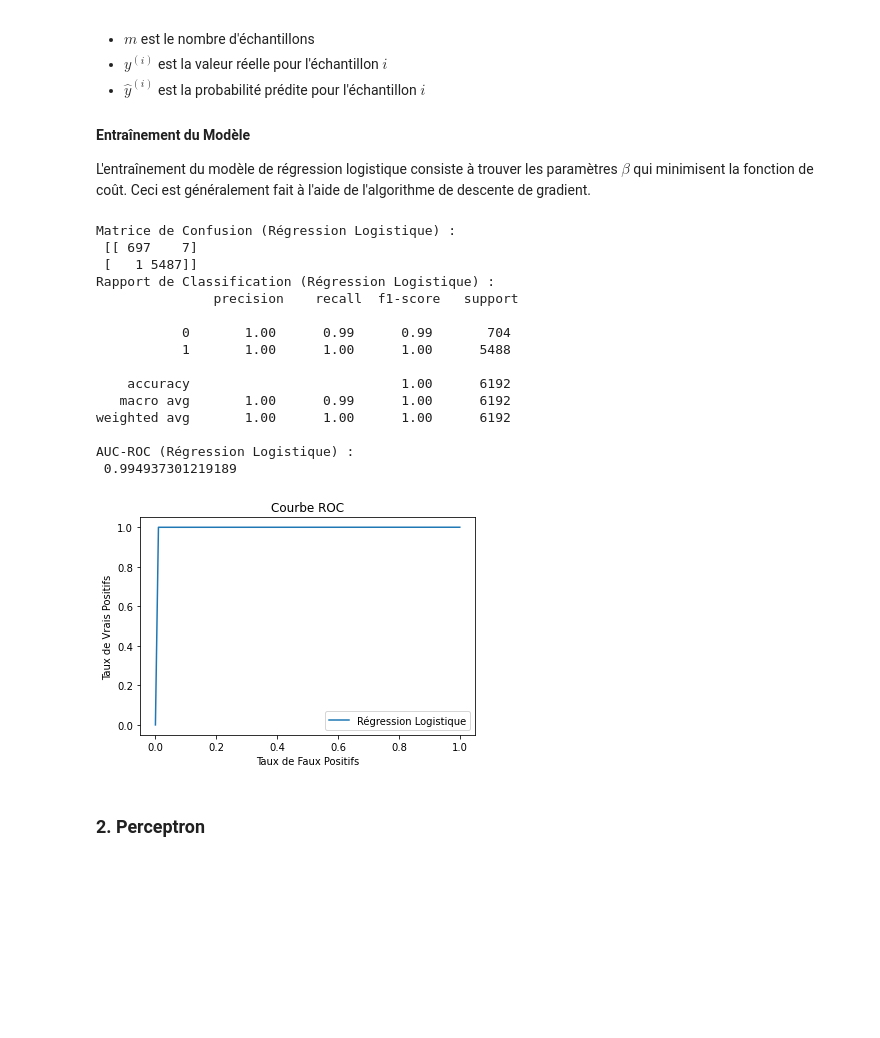
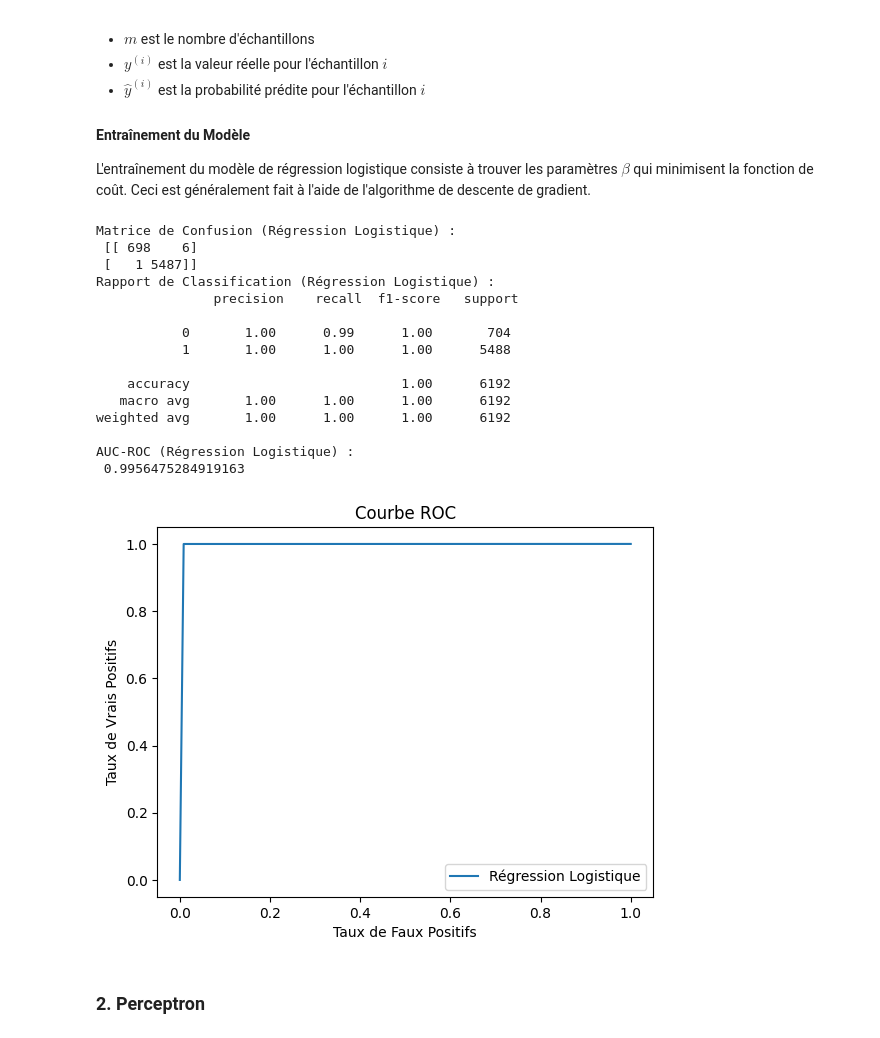
Before and after one commit to Akkuro/Ethical-turnover-analysis, a Jupyter notebook: workshops/WS_Classification/WS_Classification.ipynb, the cells around one changed output. Drawn from its saved outputs; the diff is of its cells as text; code cells hidden in the pictures; blank space fills up the shorter version.

```diff
--- a/workshops/WS_Classification/WS_Classification.ipynb
+++ b/workshops/WS_Classification/WS_Classification.ipynb
@@ -61,9 +60,8 @@ from sklearn.impute import SimpleImputer
 imputer = SimpleImputer(strategy="median")
 
 # Sélection des colonnes numériques
-
-## à Compléter
-## à Compléter
+housing_num = housing.select_dtypes(include=[np.number])
+imputer.fit(housing_num)
 
 # Remplacement des valeurs manquantes
 housing_num_imputed = pd.DataFrame(imputer.transform(housing_num), columns=housing_num.columns)
@@ -89,9 +87,8 @@ dtype: int64
 housing_cat = housing.select_dtypes(include=[object])
 
 # Encodage one-hot des variables catégorielles
-
-## à Compléter
-## à Compléter
+encoder = OneHotEncoder(sparse_output=False)
+housing_cat_encoded = pd.DataFrame(encoder.fit_transform(housing_cat), columns=encoder.get_feature_names_out(housing_cat.columns))
 
 # Vérification du résultat de l'encodage
 housing_cat_encoded.head()
@@ -137,10 +136,8 @@ housing_prepared.head()
 ### 5. Séparation des caractéristiques (X) et de la cible (y)
 # %%
 # Séparation des caractéristiques et de la cible
-
-## à Compléter
-## à Compléter
-## à Compléter
+X = housing_prepared.drop("Sold6M", axis=1)
+y = housing_prepared["Sold6M"]
 
 # Vérification des dimensions
 print(X.shape)
@@ -378,9 +375,8 @@ from sklearn.linear_model import LogisticRegression
 from sklearn.metrics import confusion_matrix, classification_report, roc_auc_score, roc_curve
 
 # Initialisation et entraînement du modèle
-
-## à Compléter
-## à Compléter
+log_reg = LogisticRegression(max_iter=1000, random_state=42)
+log_reg.fit(X_train, y_train)
 
 # Prédictions
 y_pred_log_reg = log_reg.predict(X_test)
@@ -390,38 +386,38 @@ conf_matrix_log_reg = confusion_matrix(y_test, y_pred_log_reg)
 print("Matrice de Confusion (Régression Logistique) :\n", conf_matrix_log_reg)
 
 # Rapport de classification
 class_report_log_reg = classification_report(y_test, y_pred_log_reg)
 print("Rapport de Classification (Régression Logistique) :\n", class_report_log_reg)
 
 # AUC-ROC
 roc_auc_log_reg = roc_auc_score(y_test, y_pred_log_reg)
 print("AUC-ROC (Régression Logistique) :\n", roc_auc_log_reg)
 
 # Courbe ROC
 fpr_log_reg, tpr_log_reg, thresholds_log_reg = roc_curve(y_test, y_pred_log_reg)
 plt.plot(fpr_log_reg, tpr_log_reg, label="Régression Logistique")
 plt.xlabel("Taux de Faux Positifs")
 plt.ylabel("Taux de Vrais Positifs")
 plt.title("Courbe ROC")
 plt.legend()
 plt.show()
 # %% [output]
 Matrice de Confusion (Régression Logistique) :
- [[ 697    7]
+ [[ 698    6]
  [   1 5487]]
 Rapport de Classification (Régression Logistique) :
                precision    recall  f1-score   support
 
-           0       1.00      0.99      0.99       704
+           0       1.00      0.99      1.00       704
            1       1.00      1.00      1.00      5488
 
     accuracy                           1.00      6192
-   macro avg       1.00      0.99      1.00      6192
+   macro avg       1.00      1.00      1.00      6192
 weighted avg       1.00      1.00      1.00      6192
 
 AUC-ROC (Régression Logistique) :
- 0.994937301219189
+ 0.9956475284919163
-[figure, old version]
+[figure, new version]
 # %% [markdown]
 ### 2. Perceptron
 # %% [markdown]
```
Also changed, not shown: parts of 18 cells of this notebook, 10 other files.
